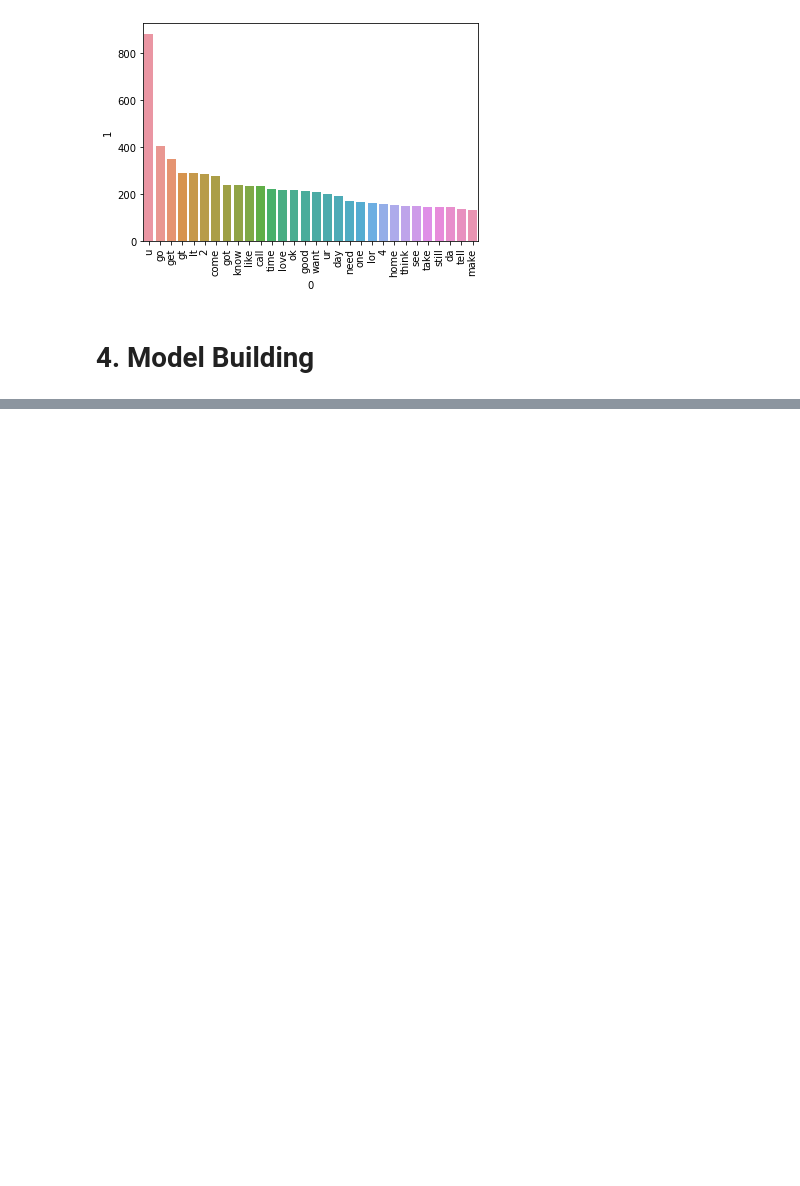
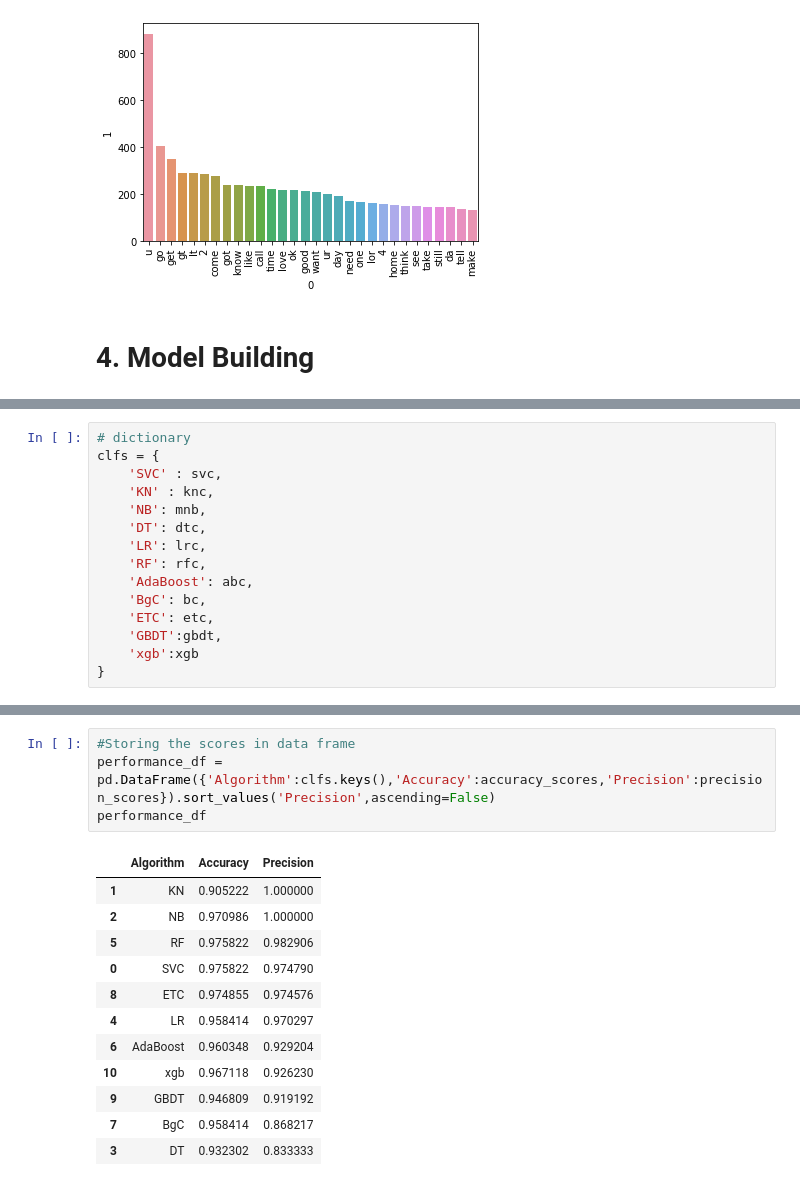
Before and after one commit to HarshKumarJha8455/SMS-Spam-Detection, a Jupyter notebook: SMS Spam Detection.ipynb, the cells around one changed output, grey strips where cells are left out. Cells and saved outputs as stored; diff of their text form; blank space fills up the shorter version.

```diff
--- a/SMS Spam Detection.ipynb
+++ b/SMS Spam Detection.ipynb
@@ -411,0 +536,15 @@ plt.show()
+# %%
+# dictionary
+clfs = {
+    'SVC' : svc,
+    'KN' : knc,
+    'NB': mnb,
+    'DT': dtc,
+    'LR': lrc,
+    'RF': rfc,
+    'AdaBoost': abc,
+    'BgC': bc,
+    'ETC': etc,
+    'GBDT':gbdt,
+    'xgb':xgb
+}
@@ -411,0 +597,17 @@ plt.show()
+# %%
+#Storing the scores in data frame
+performance_df = pd.DataFrame({'Algorithm':clfs.keys(),'Accuracy':accuracy_scores,'Precision':precision_scores}).sort_values('Precision',ascending=False)
+performance_df
+# %% [output]
+|  | Algorithm | Accuracy | Precision |
+| 1 | KN | 0.905222 | 1.000000 |
+| 2 | NB | 0.970986 | 1.000000 |
+| 5 | RF | 0.975822 | 0.982906 |
+| 0 | SVC | 0.975822 | 0.974790 |
+| 8 | ETC | 0.974855 | 0.974576 |
+| 4 | LR | 0.958414 | 0.970297 |
+| 6 | AdaBoost | 0.960348 | 0.929204 |
+| 10 | xgb | 0.967118 | 0.926230 |
+| 9 | GBDT | 0.946809 | 0.919192 |
+| 7 | BgC | 0.958414 | 0.868217 |
+| 3 | DT | 0.932302 | 0.833333 |
```
Also changed, not shown: parts of 32 cells of this notebook.
